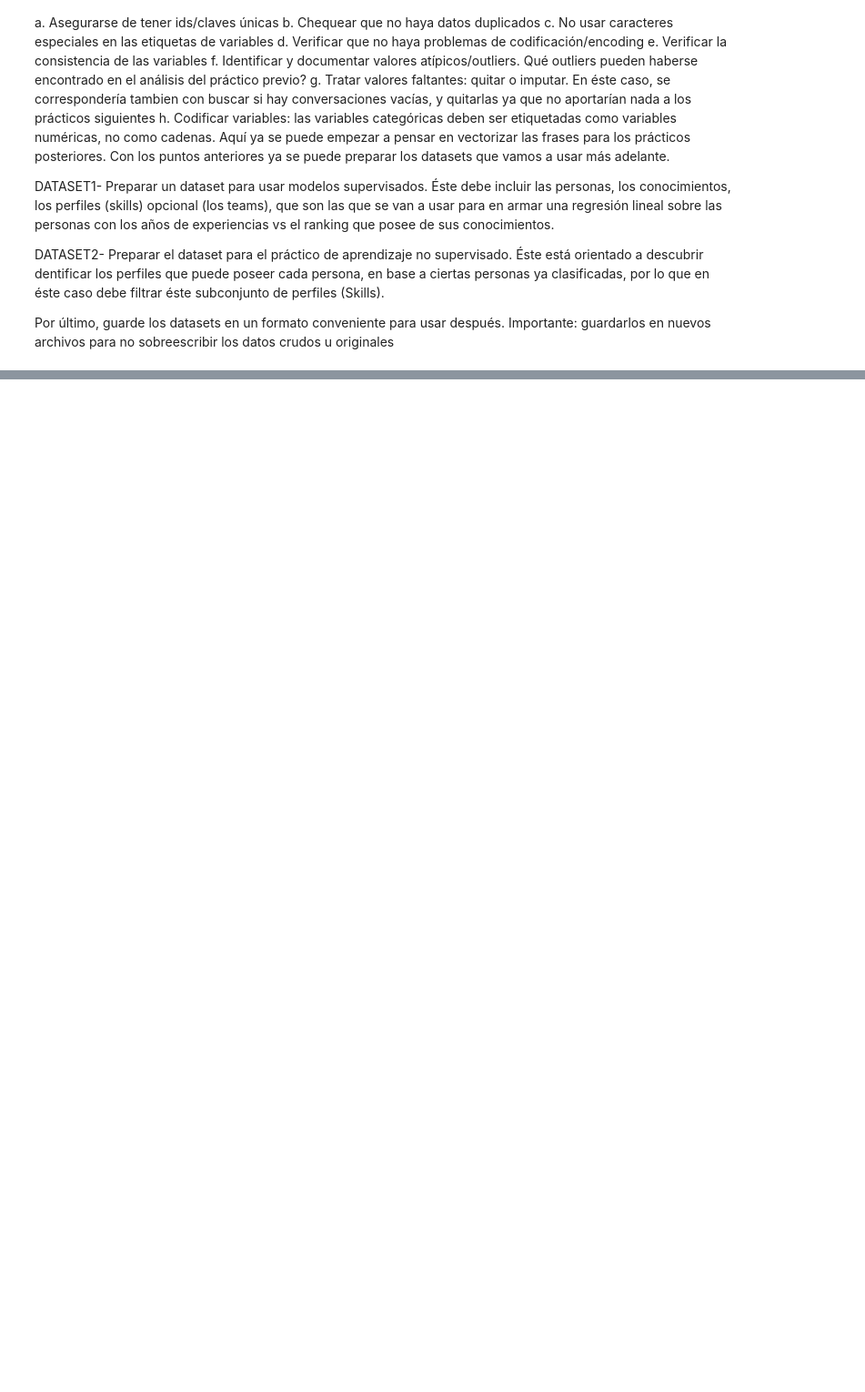
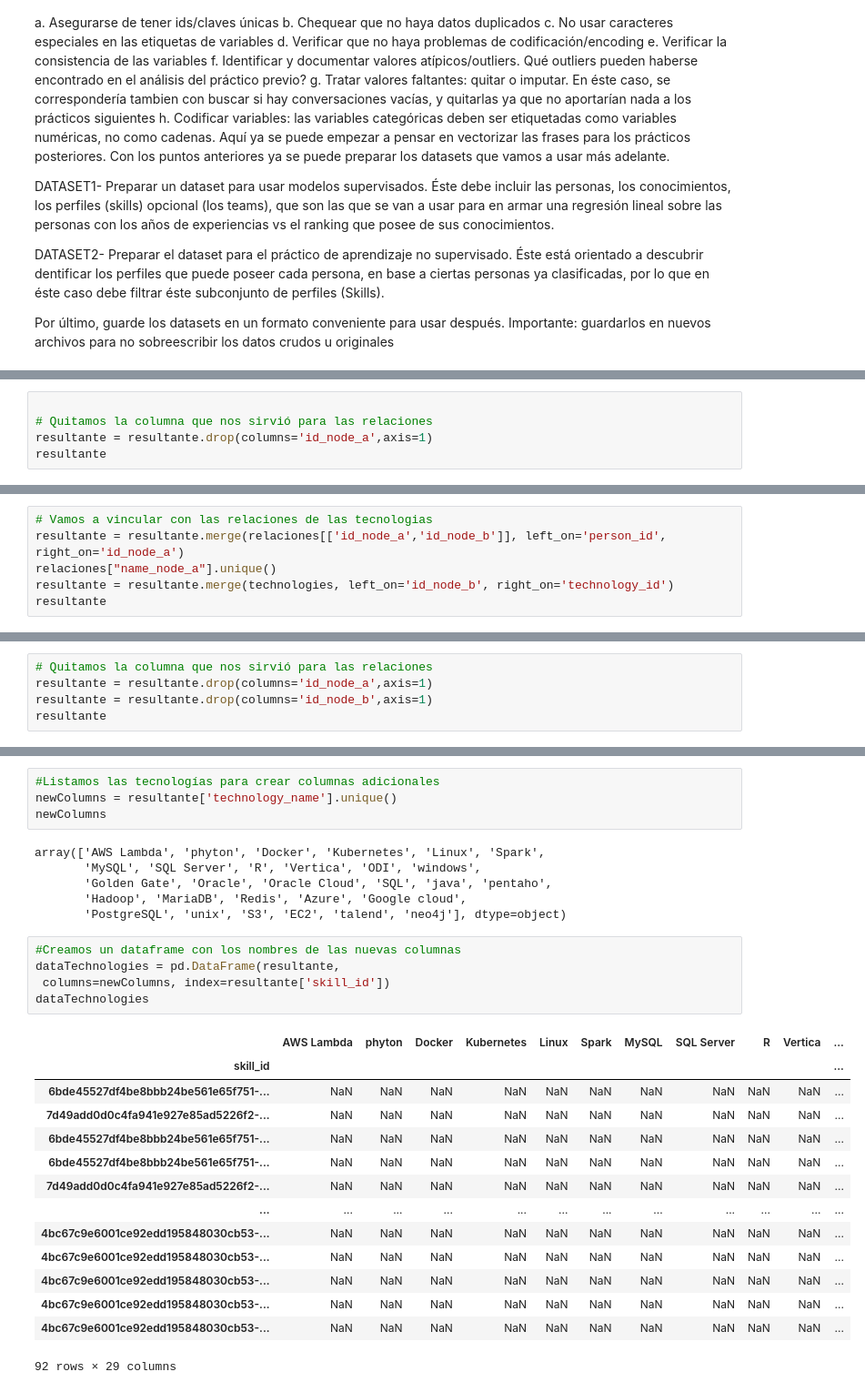
Before and after one commit to fgpalacios/diplodatos2020, a Jupyter notebook: Mentoria_Diplodatos_2020_Enunciados_FGPalacios.ipynb, the cells around one changed output, grey strips where cells are left out. Shown at 91% size. Cells and saved outputs as stored; diff of their text form; blank space fills up the shorter version.

```diff
--- a/Mentoria_Diplodatos_2020_Enunciados_FGPalacios.ipynb
+++ b/Mentoria_Diplodatos_2020_Enunciados_FGPalacios.ipynb
@@ -214,0 +387,5 @@ Por último, guarde los datasets en un formato conveniente para usar después. I
+# %%
+
+# Quitamos la columna que nos sirvió para las relaciones
+resultante = resultante.drop(columns='id_node_a',axis=1)
+resultante
@@ -214,0 +408,6 @@ Por último, guarde los datasets en un formato conveniente para usar después. I
+# %%
+# Vamos a vincular con las relaciones de las tecnologias
+resultante = resultante.merge(relaciones[['id_node_a','id_node_b']], left_on='person_id', right_on='id_node_a')
+relaciones["name_node_a"].unique()
+resultante = resultante.merge(technologies, left_on='id_node_b', right_on='technology_id')
+resultante
@@ -214,0 +428,5 @@ Por último, guarde los datasets en un formato conveniente para usar después. I
+# %%
+# Quitamos la columna que nos sirvió para las relaciones
+resultante = resultante.drop(columns='id_node_a',axis=1)
+resultante = resultante.drop(columns='id_node_b',axis=1)
+resultante
@@ -214,0 +486,30 @@ Por último, guarde los datasets en un formato conveniente para usar después. I
+# %%
+#Listamos las tecnologías para crear columnas adicionales
+newColumns = resultante['technology_name'].unique()
+newColumns
+# %% [output]
+array(['AWS Lambda', 'phyton', 'Docker', 'Kubernetes', 'Linux', 'Spark',
+       'MySQL', 'SQL Server', 'R', 'Vertica', 'ODI', 'windows',
+       'Golden Gate', 'Oracle', 'Oracle Cloud', 'SQL', 'java', 'pentaho',
+       'Hadoop', 'MariaDB', 'Redis', 'Azure', 'Google cloud',
+       'PostgreSQL', 'unix', 'S3', 'EC2', 'talend', 'neo4j'], dtype=object)
+# %%
+#Creamos un dataframe con los nombres de las nuevas columnas
+dataTechnologies = pd.DataFrame(resultante,
+ columns=newColumns, index=resultante['skill_id'])
+dataTechnologies
+# %% [output]
+|  | AWS Lambda | phyton | Docker | Kubernetes | Linux | Spark | MySQL | SQL Server | R | Vertica | ... |
+| skill_id |  |  |  |  |  |  |  |  |  |  | ... |
+| 6bde45527df4be8bbb24be561e65f751-... | NaN | NaN | NaN | NaN | NaN | NaN | NaN | NaN | NaN | NaN | ... |
+| 7d49add0d0c4fa941e927e85ad5226f2-... | NaN | NaN | NaN | NaN | NaN | NaN | NaN | NaN | NaN | NaN | ... |
+| 6bde45527df4be8bbb24be561e65f751-... | NaN | NaN | NaN | NaN | NaN | NaN | NaN | NaN | NaN | NaN | ... |
+| 6bde45527df4be8bbb24be561e65f751-... | NaN | NaN | NaN | NaN | NaN | NaN | NaN | NaN | NaN | NaN | ... |
+| 7d49add0d0c4fa941e927e85ad5226f2-... | NaN | NaN | NaN | NaN | NaN | NaN | NaN | NaN | NaN | NaN | ... |
+| ... | ... | ... | ... | ... | ... | ... | ... | ... | ... | ... | ... |
+| 4bc67c9e6001ce92edd195848030cb53-... | NaN | NaN | NaN | NaN | NaN | NaN | NaN | NaN | NaN | NaN | ... |
+| 4bc67c9e6001ce92edd195848030cb53-... | NaN | NaN | NaN | NaN | NaN | NaN | NaN | NaN | NaN | NaN | ... |
+| 4bc67c9e6001ce92edd195848030cb53-... | NaN | NaN | NaN | NaN | NaN | NaN | NaN | NaN | NaN | NaN | ... |
+| 4bc67c9e6001ce92edd195848030cb53-... | NaN | NaN | NaN | NaN | NaN | NaN | NaN | NaN | NaN | NaN | ... |
+| 4bc67c9e6001ce92edd195848030cb53-... | NaN | NaN | NaN | NaN | NaN | NaN | NaN | NaN | NaN | NaN | ... |
+92 rows × 29 columns
```
Also changed, not shown: parts of 31 cells of this notebook.
